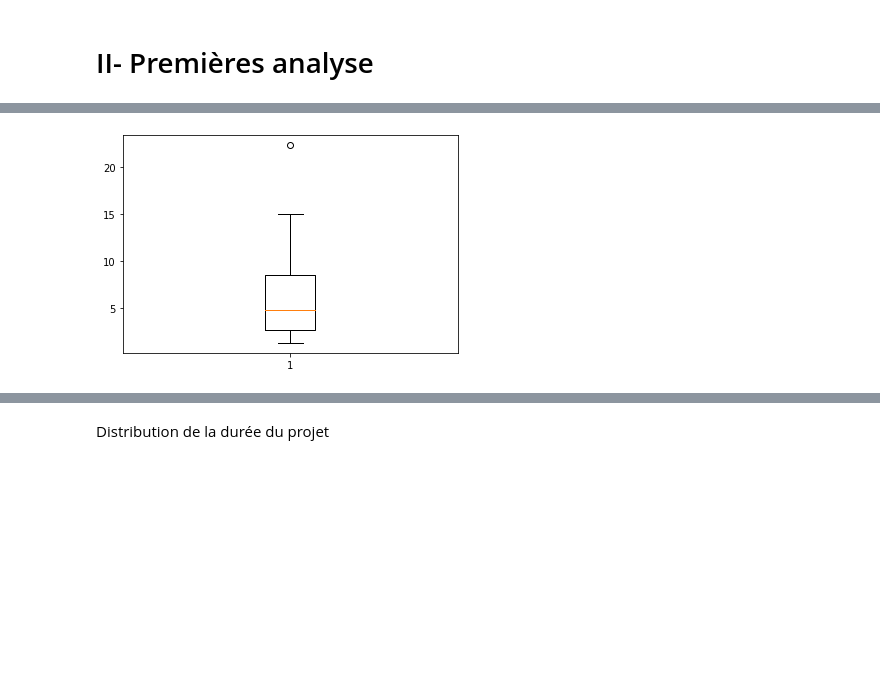
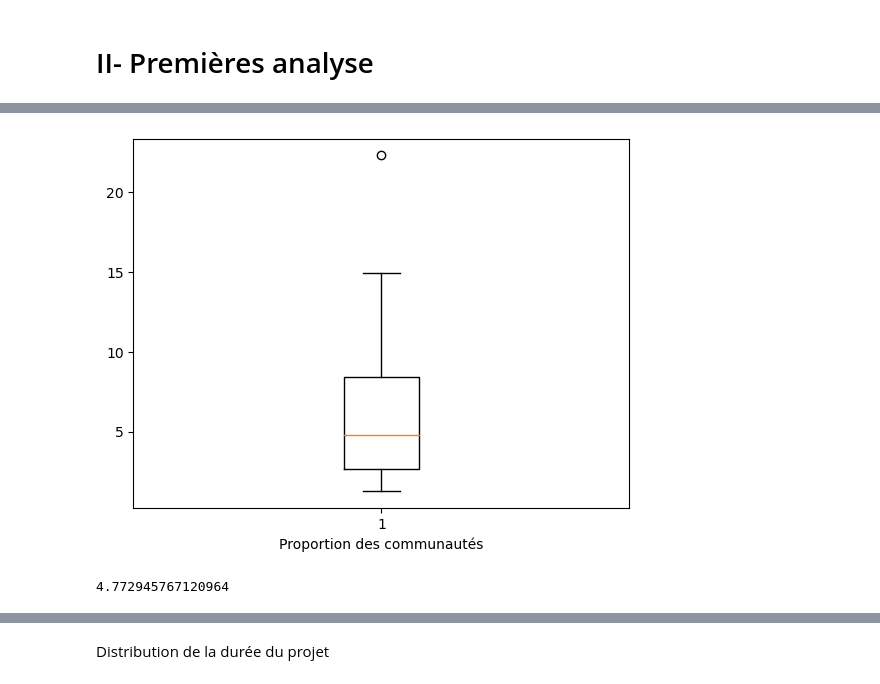
Before and after one commit to Cyrlyo/Cordis, a Jupyter notebook: Notebook/Feature_importance.ipynb, the cells around one changed output, grey strips where cells are left out. Cells and saved outputs as stored; diff of their text form; code cells hidden in the pictures; blank space fills up the shorter version.

Commit message:
add median a cleaning

```diff
--- a/Notebook/Feature_importance.ipynb
+++ b/Notebook/Feature_importance.ipynb
@@ -84,8 +95,13 @@ proportions_df
 # %%
 plt.boxplot(proportions_df)
+plt.xlabel("Proportion des communautés")
 plt.show()
 # %% [output]
-[figure, old version]
+[figure, new version]
+# %%
+np.median(proportions_df["Proportion"])
+# %% [output]
+4.772945767120964
 # %%
 grouped = project.groupby('New_Community_Name')
 
```
Also changed, not shown: parts of 18 cells of this notebook.
